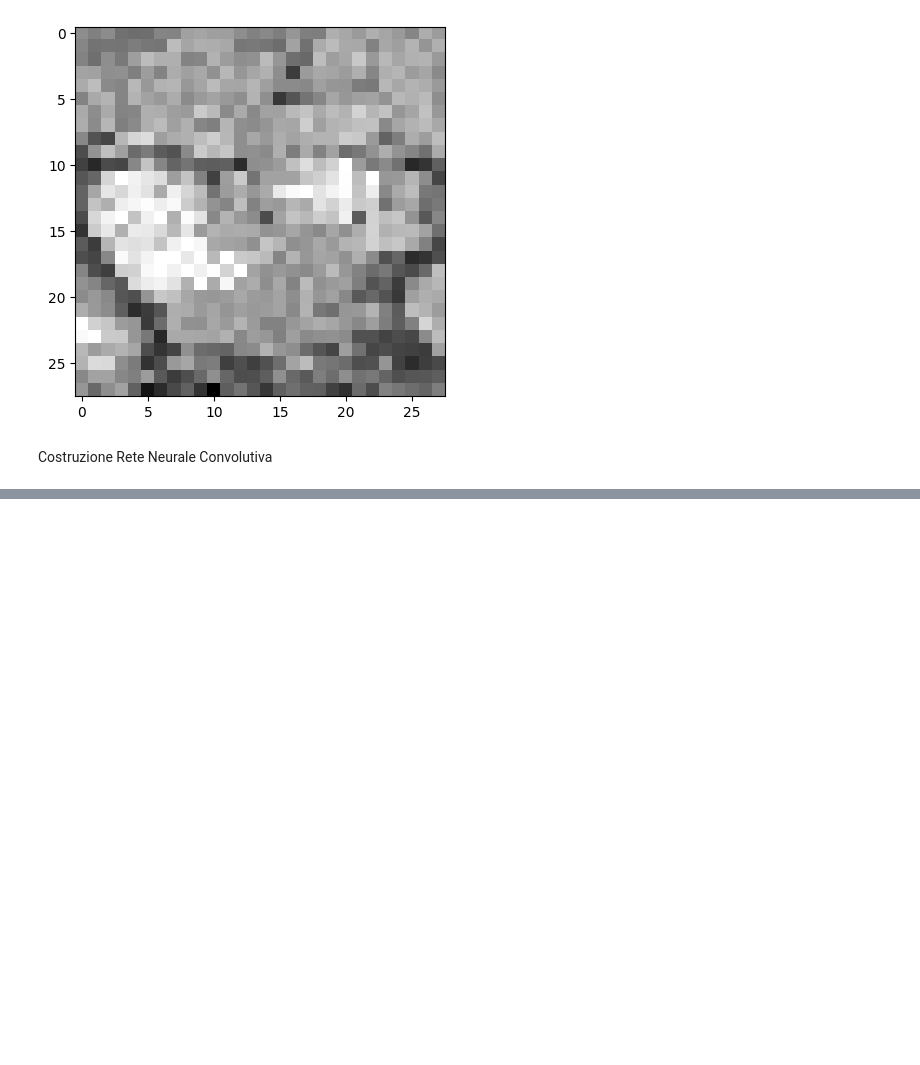
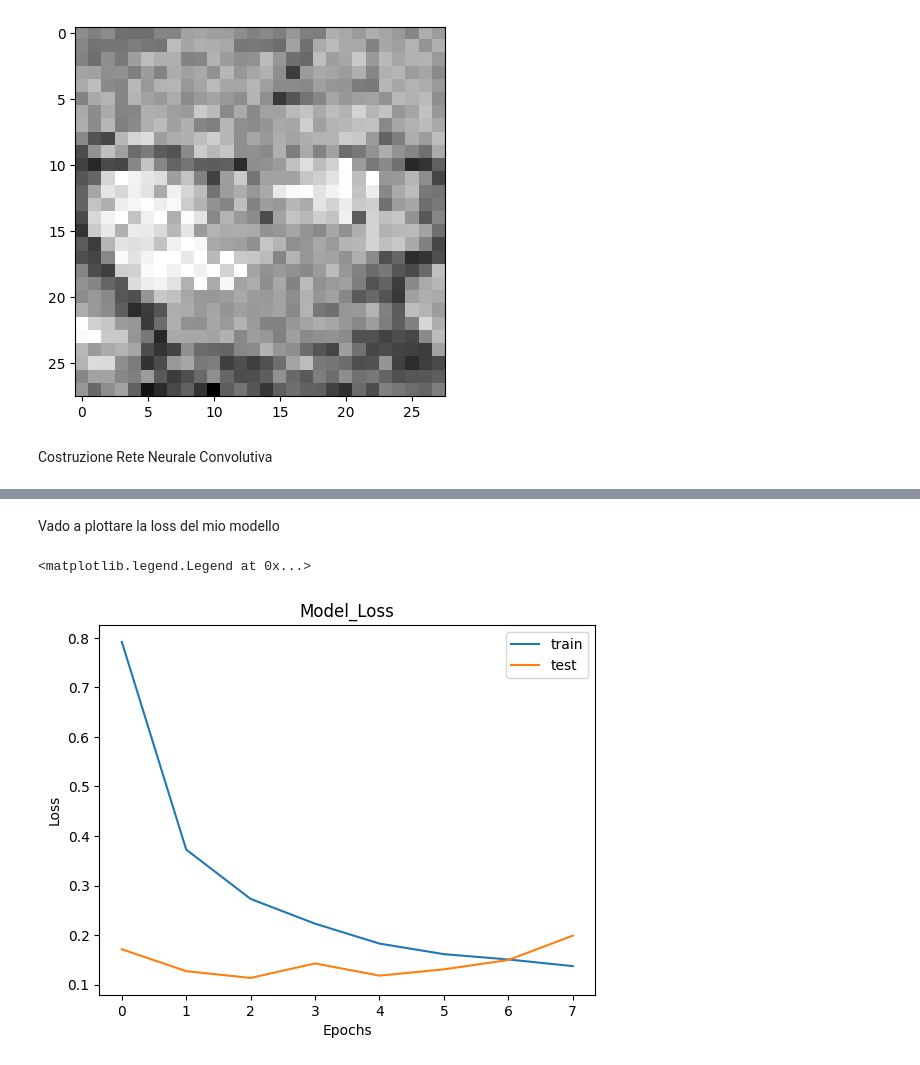
Before and after one commit to Ugo980109/CNN, a Jupyter notebook: Immagine_Mediche_CNN.ipynb, the cells around one changed output, grey strips where cells are left out. Drawn from its saved outputs; the diff is of its cells as text; code cells hidden in the pictures; blank space fills up the shorter version.

```diff
--- a/Immagine_Mediche_CNN.ipynb
+++ b/Immagine_Mediche_CNN.ipynb
@@ -158,0 +170,12 @@ results=model.evaluate(test_images, test_labels_one_hot)
+# %% [markdown]
+Vado a plottare la loss del mio modello
+# %%
+plt.plot(history.history['loss'])
+plt.plot(history.history['val_loss'])
+plt.title('Model_Loss')
+plt.xlabel('Epochs')
+plt.ylabel('Loss')
+plt.legend(['train','test'], loc='best')
+# %% [output]
+<matplotlib.legend.Legend at 0x...>
+[figure, added]
```
Also changed, not shown: parts of 7 cells of this notebook.
